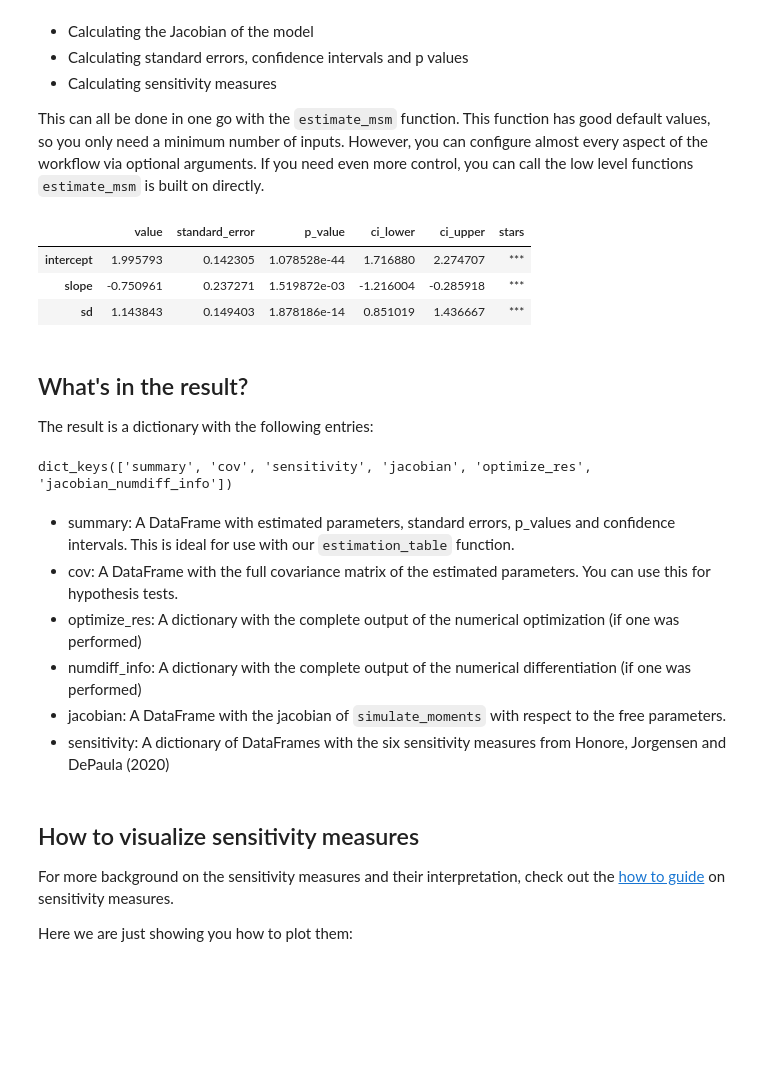
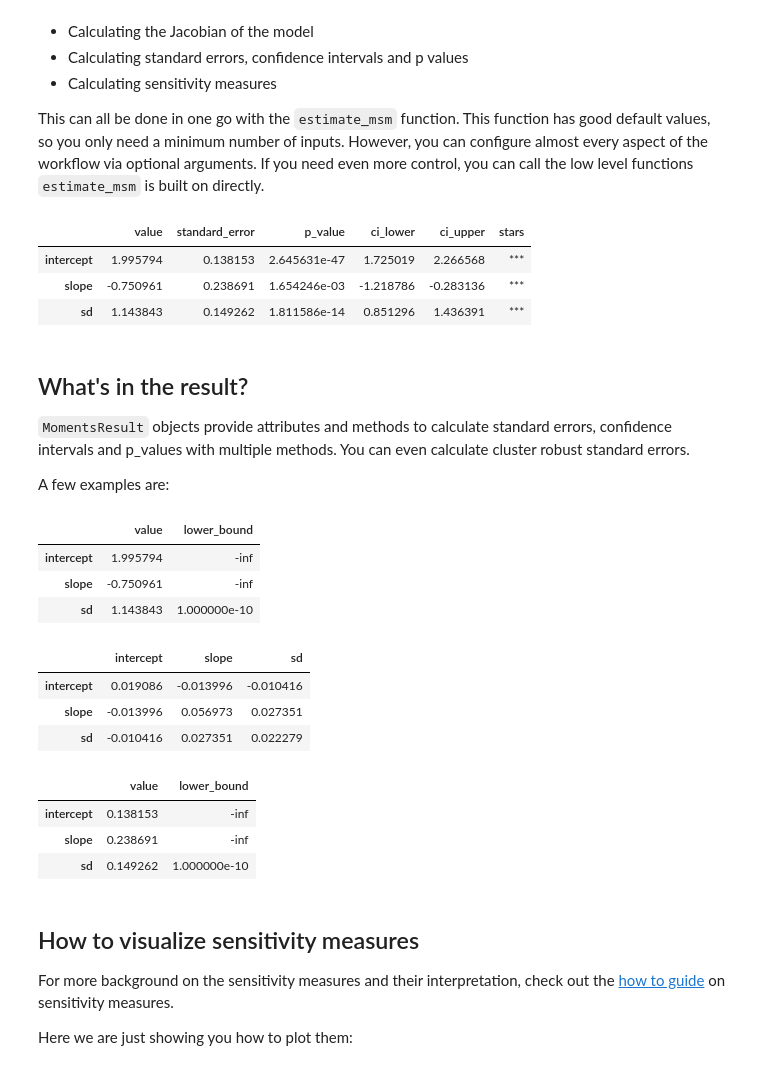
Before and after one commit to OpenSourceEconomics/tranquilo, a Jupyter notebook: docs/source/getting_started/estimation/first_msm_estimation_with_estimagic.ipynb, the cells around one changed output. Cells and saved outputs as stored; diff of their text form; code cells hidden in the pictures; blank space fills up the shorter version.

Commit message:
Improve results returned by estimation functions (#343)

```diff
--- a/docs/source/getting_started/estimation/first_msm_estimation_with_estimagic.ipynb
+++ b/docs/source/getting_started/estimation/first_msm_estimation_with_estimagic.ipynb
@@ -137,30 +137,42 @@ res = estimate_msm(
     empirical_moments,
     moments_cov,
     start_params,
-    optimize_options={"algorithm": "scipy_lbfgsb"},
+    optimize_options="scipy_lbfgsb",
 )
 # %%
-res["summary"]
+res.summary()
 # %% [output]
 |  | value | standard_error | p_value | ci_lower | ci_upper | stars |
-| intercept | 1.995793 | 0.142305 | 1.078528e-44 | 1.716880 | 2.274707 | *** |
-| slope | -0.750961 | 0.237271 | 1.519872e-03 | -1.216004 | -0.285918 | *** |
-| sd | 1.143843 | 0.149403 | 1.878186e-14 | 0.851019 | 1.436667 | *** |
+| intercept | 1.995794 | 0.138153 | 2.645631e-47 | 1.725019 | 2.266568 | *** |
+| slope | -0.750961 | 0.238691 | 1.654246e-03 | -1.218786 | -0.283136 | *** |
+| sd | 1.143843 | 0.149262 | 1.811586e-14 | 0.851296 | 1.436391 | *** |
 # %% [markdown]
 ## What's in the result?
 
-The result is a dictionary with the following entries:
+`MomentsResult` objects provide attributes and methods to calculate standard errors, confidence intervals and p_values with multiple methods. You can even calculate cluster robust standard errors.
+
+A few examples are:
 # %%
-res.keys()
+res.params
 # %% [output]
-dict_keys(['summary', 'cov', 'sensitivity', 'jacobian', 'optimize_res', 'jacobian_numdiff_info'])
+|  | value | lower_bound |
+| intercept | 1.995794 | -inf |
+| slope | -0.750961 | -inf |
+| sd | 1.143843 | 1.000000e-10 |
-# %% [markdown]
-- summary: A DataFrame with estimated parameters, standard errors, p_values and confidence intervals. This is ideal for use with our `estimation_table` function.
-- cov: A DataFrame with the full covariance matrix of the estimated parameters. You can use this for hypothesis tests.
-- optimize_res: A dictionary with the complete output of the numerical optimization (if one was performed)
-- numdiff_info: A dictionary with the complete output of the numerical differentiation (if one was performed)
-- jacobian: A DataFrame with the jacobian of `simulate_moments` with respect to the free parameters.
-- sensitivity: A dictionary of DataFrames with the six sensitivity measures from Honore, Jorgensen and DePaula (2020)
+# %%
+res.cov(method="robust")
+# %% [output]
+|  | intercept | slope | sd |
+| intercept | 0.019086 | -0.013996 | -0.010416 |
+| slope | -0.013996 | 0.056973 | 0.027351 |
+| sd | -0.010416 | 0.027351 | 0.022279 |
+# %%
+res.se()
+# %% [output]
+|  | value | lower_bound |
+| intercept | 0.138153 | -inf |
+| slope | 0.238691 | -inf |
+| sd | 0.149262 | 1.000000e-10 |
 # %% [markdown]
 ## How to visualize sensitivity measures
 
```
Also changed, not shown: parts of 2 cells of this notebook, 19 other files.
